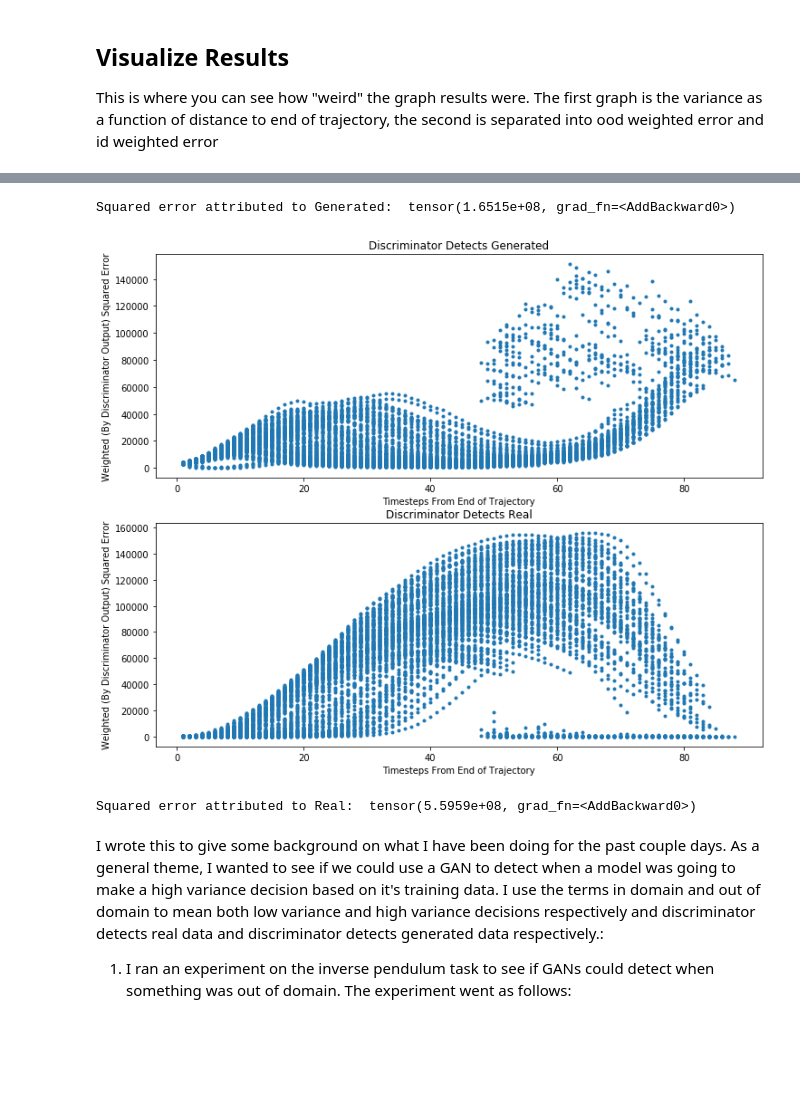
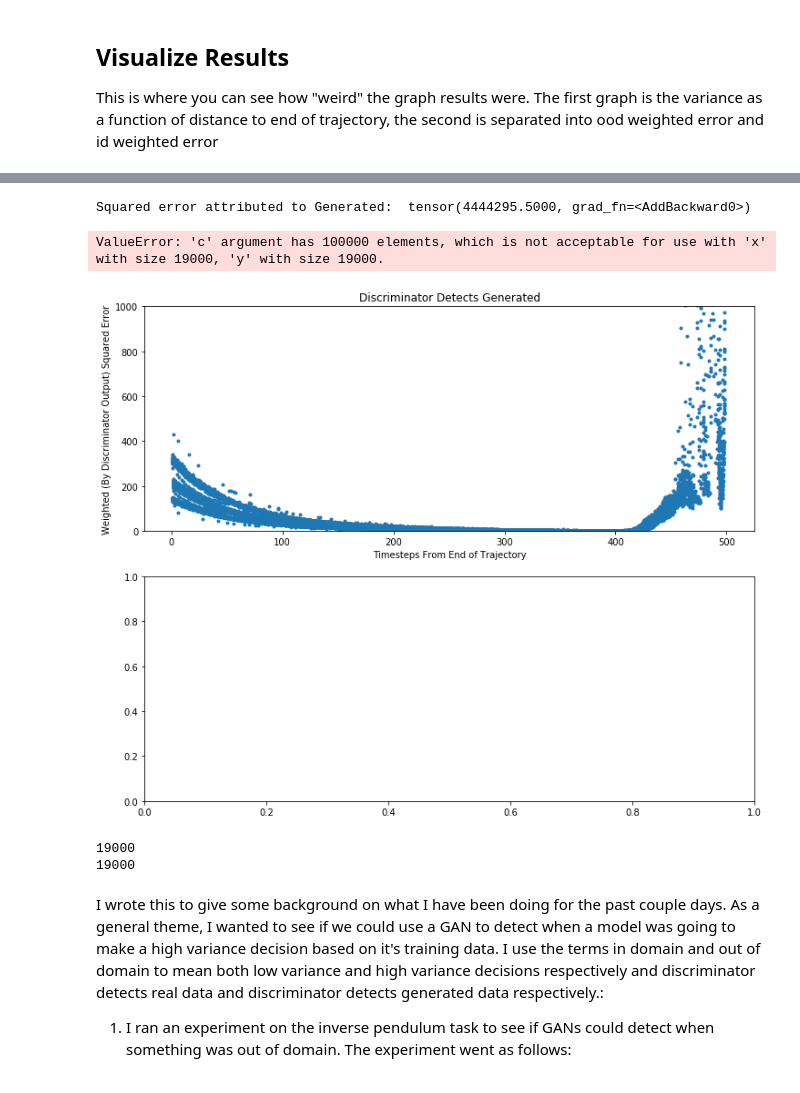
Before and after one commit to eweiner/RL-Research, a Jupyter notebook: variance-prediction/Test_DDQN_GAN.ipynb, the cells around one changed output, grey strips where cells are left out. Drawn from its saved outputs; the diff is of its cells as text; code cells hidden in the pictures; blank space fills up the shorter version.

```diff
--- a/variance-prediction/Test_DDQN_GAN.ipynb
+++ b/variance-prediction/Test_DDQN_GAN.ipynb
@@ -25,0 +26,10 @@ out_channels = 64
+# %%
+env = gym.make("LunarLander-v2")
+small_obs_buffer = 4
+action_dim = env.action_space.n
+obs_dim = env.observation_space.shape[0] * small_obs_buffer
+hidden_dim = 4000
+discriminator_hidden_dim = 1500
+VALID_ACTIONS = [i for i in range(action_dim)]
+out_channels = 64
+kernel_size = 2
@@ -47,9 +69,13 @@ WARN: gym.spaces.Box autodetected dtype as <class 'numpy.float32'>. Please provi
 ## This is the training loop
 It returns ddqn loss, generator loss, the squared error for in domain and out of domain (Train for more than 1000000 iterations I think.) This is also really vulnerable to initialization, which makes it challenging to train reliably
 # %%
-ddqn_loss, generator_loss, discriminator_loss, in_domain_se, ood_se = train_ddqn_and_gan(env, VALID_ACTIONS, q_est,
-                                q_target, eric_gan, optimizer, 200000, gamma=0.99, batch_size=512, buffer_size=50000,
-                                                                                         consecutive_observations=small_obs_buffer, epsilon_start=1)
+q_target = copy.deepcopy(q_est)
+for p in q_target.parameters():
+    p.requires_grad = False
+rewards_tracking, ddqn_loss, generator_loss, discriminator_loss, in_domain_se, ood_se = train_ddqn_and_gan(env, q_est,
+                                q_target, eric_gan, optimizer, 5000000, gamma=0.99, batch_size=256, buffer_size=50000,
+                                consecutive_observations=small_obs_buffer, epsilon_start=1, rewards_tracking = rewards_tracking,
+                                ddqn_losses = ddqn_losses, generator_losses = generator_losses, discriminator_losses = discriminator_losses)
 ddqn_losses.extend(ddqn_loss)
 generator_losses.extend(generator_loss)
 discriminator_losses.extend(discriminator_loss)
@@ -94,6 +120,7 @@ id_ses = []
 ood_ses = []
 dists_from_end = []
 weights_ratios = []
+ood_weights_list = []
 trajectory = Trajectory(gamma)
 obs_list = deque([observation for i in range(small_obs_buffer)],small_obs_buffer)
 for frame in range(10000):
@@ -117,6 +144,7 @@ for frame in range(10000):
         id_weights = labels[:,0]
         ood_weights = labels[:,1]
         weights_ratios.append(float((ood_weights).sum() / trajectory.length))
+        ood_weights_list.extend(ood_weights.detach().numpy())
         q_vals_t = torch.FloatTensor(trajectory.q_vals)
         cum_rewards_t = torch.FloatTensor(trajectory.cum_rewards)
         rewards_t = torch.FloatTensor(trajectory.rewards)
@@ -124,9 +152,9 @@ for frame in range(10000):
         ood_se = se * ood_weights
         id_se = se * id_weights
         dist_from_end = [i for i in range(trajectory.length, 0, -1)]
-        dists_from_end.append(dist_from_end)
-        ood_ses.append(ood_se)
-        id_ses.append(id_se)
+        dists_from_end.extend(dist_from_end)
+        ood_ses.extend(ood_se)
+        id_ses.extend(id_se)
         trajectory.clear()
         observation = env.reset()
 print(num_resets)
@@ -136,0 +163,9 @@ env.close()
+# %%
+plt.figure(figsize=(12,9))
+
+ood_weights_list_nums = [float(e) for e in ood_weights_list]
+ood_ses_nums = [float(e) for e in ood_ses]
+ses = [float(o + i) for o, i in zip(ood_ses, id_ses)]
+plt.scatter(dists_from_end, ood_ses_nums, c=ood_weights_list_nums)
+plt.show()
+plt.scatter([0,1,2,3], [0,1,2,3], c=[0,0.2,0.4,0.8])
@@ -167,32 +227,40 @@ plt.show()
 # %%
 long_dists_list = []
 [long_dists_list.extend(e) for e in dists_from_end]
 long_se_list = []
 [long_se_list.extend(o) for o in ood_ses]
 plt.figure(figsize=[12, 10])
 plt.subplot(2,1,1)
 plt.plot(long_dists_list, long_se_list, '.')
 plt.title("Discriminator Detects Generated")
 plt.xlabel("Timesteps From End of Trajectory")
+plt.ylim(0,1000)
 plt.ylabel("Weighted (By Discriminator Output) Squared Error")
 print("Squared error attributed to Generated: ", sum(long_se_list))
 
 long_dists_list = []
 [long_dists_list.extend(e) for e in dists_from_end]
 long_se_list = []
 [long_se_list.extend(i) for i in id_ses]
 plt.subplot(2,1,2)
-plt.plot(long_dists_list, long_se_list, '.')
+plt.scatter(long_dists_list, long_se_list_num, '.', c=ood_weights_list_nums)
 plt.title("Discriminator Detects Real")
 plt.xlabel("Timesteps From End of Trajectory")
 plt.ylabel("Weighted (By Discriminator Output) Squared Error")
 plt.show()
 
 print("Squared error attributed to Real: ", (np.array(long_se_list)).sum())
 # %% [output]
-Squared error attributed to Generated:  tensor(1.6515e+08, grad_fn=<AddBackward0>)
+Squared error attributed to Generated:  tensor(4444295.5000, grad_fn=<AddBackward0>)
+ValueError: 'c' argument has 100000 elements, which is not acceptable for use with 'x' with size 19000, 'y' with size 19000.
-[figure, old version]
+[figure, new version]
-Squared error attributed to Real:  tensor(5.5959e+08, grad_fn=<AddBackward0>)
+# %%
+long_se_list_num = [float(e) for e in long_se_list]
+print(len(long_se_list_num))
+print(len(long_dists_list))
+# %% [output]
+19000
+19000
 # %% [markdown]
 I wrote this to give some background on what I have been doing for the past couple days. As a general theme, I wanted to see if we could use a GAN to detect when a model was going to make a high variance decision based on it's training data. I use the terms in domain and out of domain to mean both low variance and high variance decisions respectively and discriminator detects real data and discriminator detects generated data respectively.:
 1. I ran an experiment on the inverse pendulum task to see if GANs could detect when something was out of domain. The experiment went as follows:
```
Also changed, not shown: parts of 19 cells of this notebook, 2 other files.
